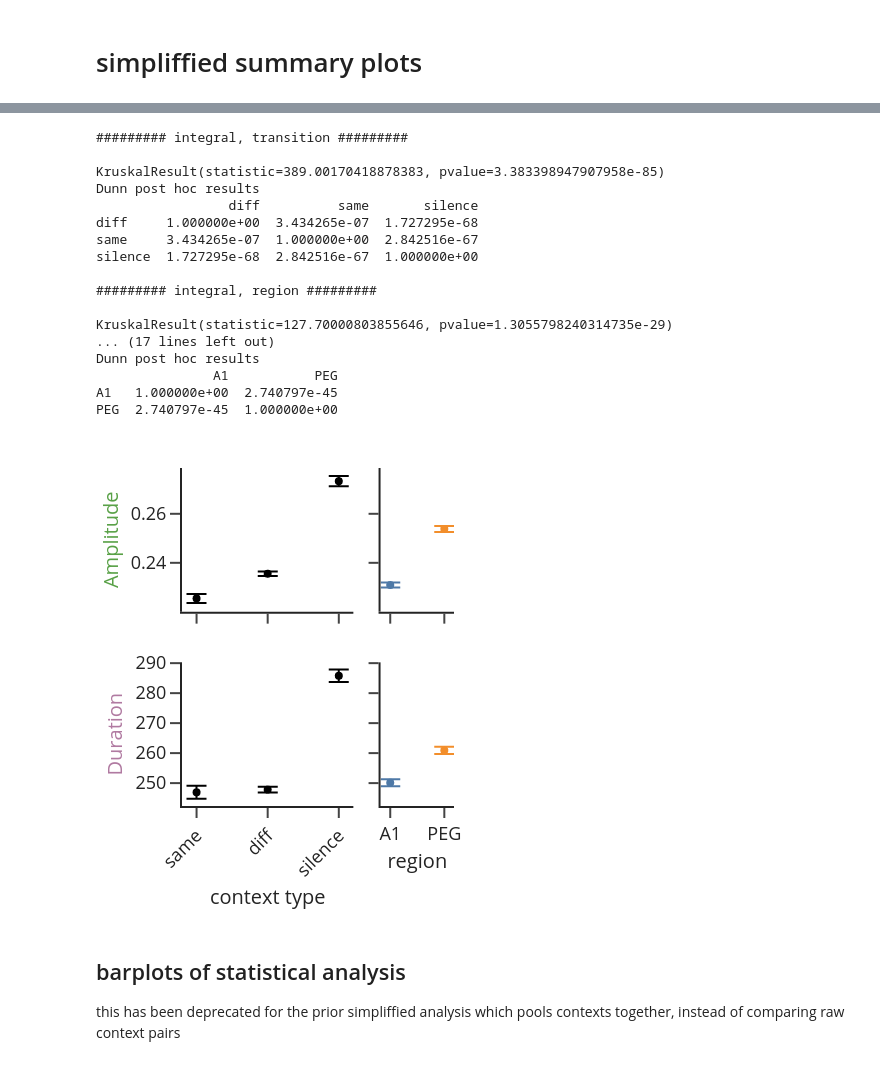
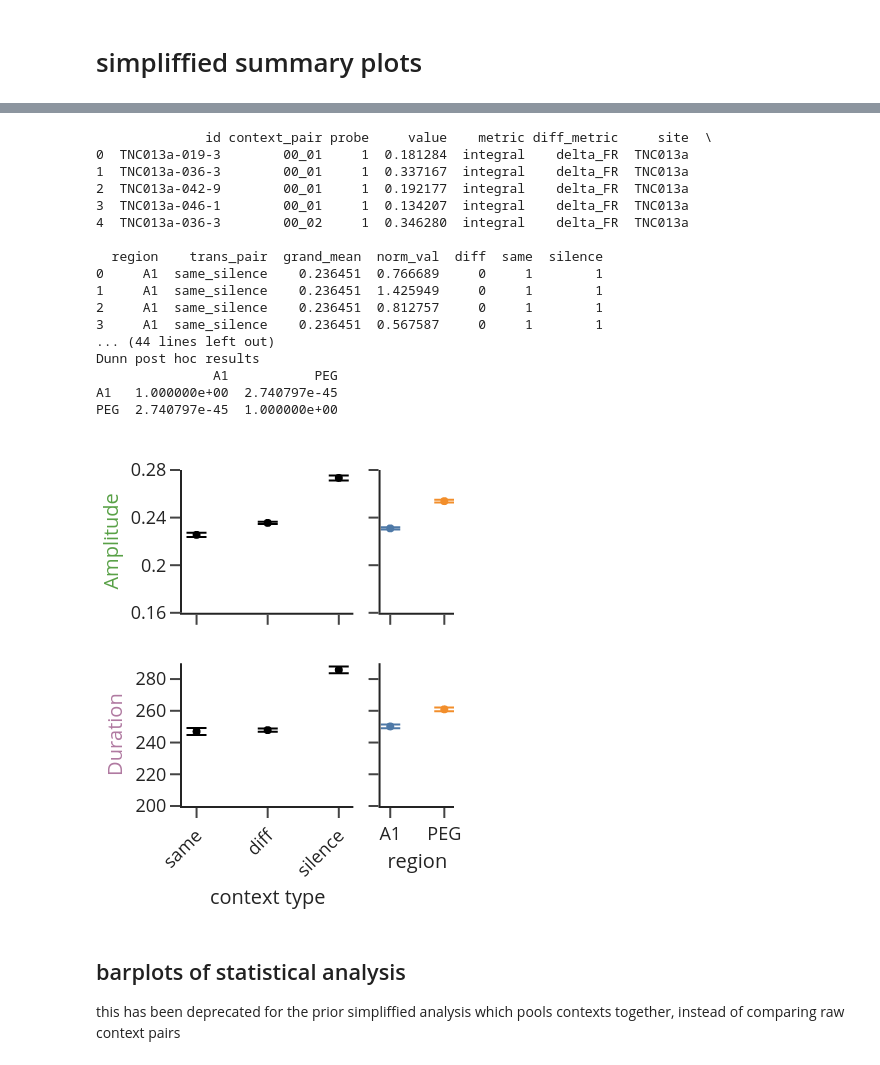
Before and after one commit to Mateo-Lopez-Espejo/context_probe_analysis, a Jupyter notebook: reports/paper/figure_02.ipynb, the cells around one changed output, grey strips where cells are left out. Drawn from its saved outputs; the diff is of its cells as text; code cells hidden in the pictures.

```diff
--- a/reports/paper/figure_02.ipynb
+++ b/reports/paper/figure_02.ipynb
@@ -125,12 +125,13 @@ if panelname in panels:
     panels.pop(panelname)
 
 maxy = list()
+rng = np.random.default_rng(42)
 for region in ['A1', 'PEG']:
     toplot = pivoted.query(f"region == '{region}'")
     x = toplot['last_bin_jittered'].values
     y = toplot['integral'].values
 
-    xm, ym = decimate_xy(x, y, end_num=1000, by_quantiles=False)
+    xm, ym = decimate_xy(x, y, end_num=1000, by_quantiles=False, rng=rng)
     maxy.append(np.max(ym))
 
     panels[panelname].append(go.Scatter(x=xm, y=ym,
@@ -385,5 +354,19 @@ print(toplot.head())
 # %%
-# for metric in ["integral", "last_bin"],:
+toregress = norm_by_mean(DF)
+toregress = simplify_classified_contexts(toregress)
+
+print(toregress.head())
+
+toplot = list()  # concatenate data classified on single values
+for cat in ['diff', 'same', 'silence']:
+    subset = toregress.query(f"{cat} == 1").copy()
+    subset['transition'] = cat
+    toplot.append(subset)
+
+toplot = pd.concat(toplot)
+print(toplot.head())
+
+
 def plot_metric_quant_bars(df, metric, category):
     print(f'\n######### {metric}, {category} #########\n')
     df = df.query(f"metric == '{metric}'")
@@ -446,53 +429,61 @@ for mm, met in enumerate(['integral', 'last_bin']):
             panels.pop(panelname)
         panels[panelname].extend(pan)
 
-
-
 w, h = 2, 2.5
 fig.update_layout(template='simple_white',
                   width=96 * w, height=96 * h,
                   margin=dict(l=10, r=10, t=10, b=10),
 
-                  yaxis=dict(title=dict(text="Amplitude",font_color=AMPCOLOR,)),
+                  yaxis=dict(title=dict(text="Amplitude", font_color=AMPCOLOR, ),
+                             # range=[0, 0.28]
+                             range=[0.16, 0.28],
+                             tickmode='linear', tick0=0.16, dtick=0.04
+                             ),
+                  yaxis2=dict(
+                             tickmode='linear', tick0=0.16, dtick=0.04
+                             ),
 
                   xaxis3=dict(title=dict(text='context type'), tickangle=-45),
-                  yaxis3=dict(title=dict(text='Duration', font_color=DURCOLOR)),
+                  yaxis3=dict(title=dict(text='Duration', font_color=DURCOLOR),
+                              # range=[0, 290]
+                              range=[200, 290]
+                              ),
 
                   xaxis4=dict(title=dict(text='region')),
                   showlegend=False,
                   )
 
 fig.update_xaxes(title_font_size=10, title_standoff=0, tickfont_size=9)
 fig.update_yaxes(title_font_size=10, title_standoff=0, tickfont_size=9)
 
 folder = root_path / 'reports' / 'figures' / 'paper'
 folder.mkdir(parents=True, exist_ok=True)
 
 filename = folder / 'fig2_transition_region_effects'
 fig.write_image(filename.with_suffix('.png'), scale=4)
 fig.write_image(filename.with_suffix('.svg'))
 
 img_bytes = fig.to_image(format="png", scale=2)
 Image(img_bytes)
 # %% [output]
-######### integral, transition #########
+              id context_pair probe     value    metric diff_metric     site  \
+0  TNC013a-019-3        00_01     1  0.181284  integral    delta_FR  TNC013a
+1  TNC013a-036-3        00_01     1  0.337167  integral    delta_FR  TNC013a
+2  TNC013a-042-9        00_01     1  0.192177  integral    delta_FR  TNC013a
+3  TNC013a-046-1        00_01     1  0.134207  integral    delta_FR  TNC013a
+4  TNC013a-036-3        00_02     1  0.346280  integral    delta_FR  TNC013a
 
-KruskalResult(statistic=389.00170418878383, pvalue=3.383398947907958e-85)
-Dunn post hoc results
-                 diff          same       silence
-diff     1.000000e+00  3.434265e-07  1.727295e-68
-same     3.434265e-07  1.000000e+00  2.842516e-67
-silence  1.727295e-68  2.842516e-67  1.000000e+00
-
-######### integral, region #########
-
-KruskalResult(statistic=127.70000803855646, pvalue=1.3055798240314735e-29)
-... (17 lines left out)
+  region    trans_pair  grand_mean  norm_val  diff  same  silence
+0     A1  same_silence    0.236451  0.766689     0     1        1
+1     A1  same_silence    0.236451  1.425949     0     1        1
+2     A1  same_silence    0.236451  0.812757     0     1        1
+3     A1  same_silence    0.236451  0.567587     0     1        1
+... (44 lines left out)
 Dunn post hoc results
                A1           PEG
 A1   1.000000e+00  2.740797e-45
 PEG  2.740797e-45  1.000000e+00
-[figure, old version]
+[figure, new version]
 # %% [markdown]
 ## barplots of statistical analysis
 this has been deprecated for the prior simpliffied analysis which pools contexts together, instead of comparing raw
```
Also changed, not shown: parts of 4 cells of this notebook, 4 other files.
